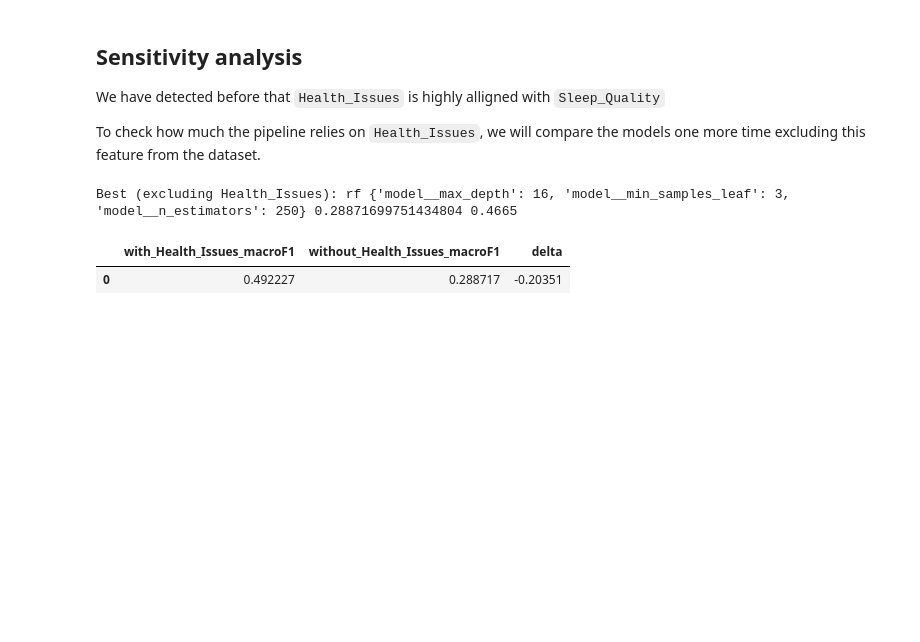
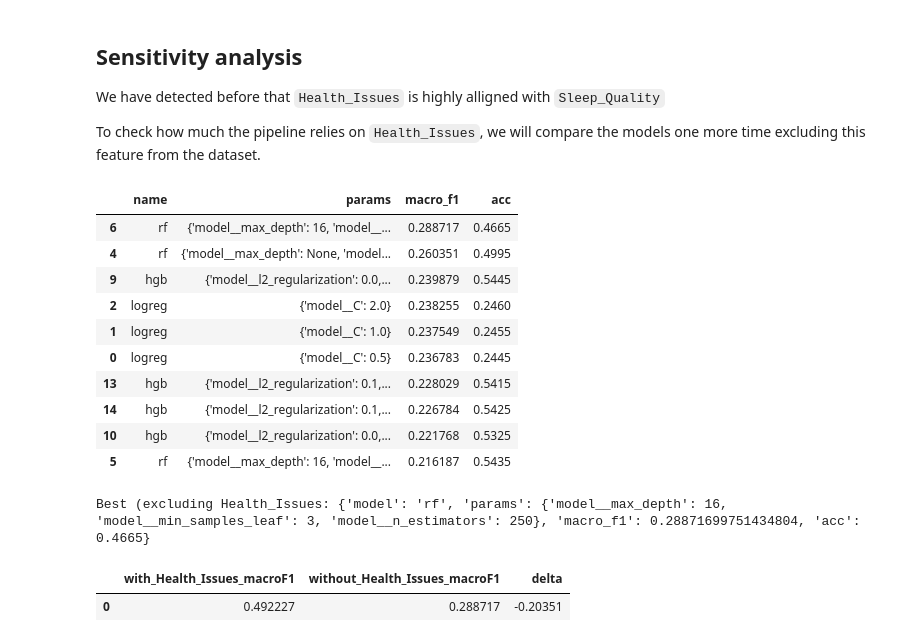
Before and after one commit to baby-platom/uni-ai-ml, a Jupyter notebook: main.ipynb, the cells around one changed output. Drawn from its saved outputs; the diff is of its cells as text; code cells hidden in the pictures; blank space fills up the shorter version.

```diff
--- a/main.ipynb
+++ b/main.ipynb
@@ -402,40 +421,54 @@ for name, spec in candidates.items():
         y2_pred = pipe2.predict(X2_val)
         f1_2 = f1_score(y2_val, y2_pred, average="macro")
         acc_2 = accuracy_score(y2_val, y2_pred)
 
         results2.append(
             {"name": name, "params": params, "macro_f1": f1_2, "acc": acc_2}
         )
         if f1_2 > best2["macro_f1"]:
             best2 = {
                 "model": name,
                 "params": params,
                 "pipe": pipe2,
                 "macro_f1": f1_2,
                 "acc": acc_2,
             }
 
 model_selection_noHI_df = pd.DataFrame(results2).sort_values(
     ["macro_f1", "acc"], ascending=False
 )
+display(model_selection_noHI_df.head(10))
+
 print(
-    "Best (excluding Health_Issues):",
-    best2["model"],
-    best2["params"],
-    best2["macro_f1"],
-    best2["acc"],
+    "Best (excluding Health_Issues:",
+    {
+        "model": best2["model"],
+        "params": best2["params"],
+        "macro_f1": best2["macro_f1"],
+        "acc": best2["acc"],
+    },
 )
-model_selection_noHI_df.head(10)
 
 val_compare = pd.DataFrame(
     {
         "with_Health_Issues_macroF1": [best["macro_f1"]],
         "without_Health_Issues_macroF1": [best2["macro_f1"]],
         "delta": [best2["macro_f1"] - best["macro_f1"]],
     }
 )
-val_compare
+display(val_compare)
 # %% [output]
+|  | name | params | macro_f1 | acc |
+| 6 | rf | {'model__max_depth': 16, 'model__... | 0.288717 | 0.4665 |
+| 4 | rf | {'model__max_depth': None, 'model... | 0.260351 | 0.4995 |
+| 9 | hgb | {'model__l2_regularization': 0.0,... | 0.239879 | 0.5445 |
+| 2 | logreg | {'model__C': 2.0} | 0.238255 | 0.2460 |
+| 1 | logreg | {'model__C': 1.0} | 0.237549 | 0.2455 |
+| 0 | logreg | {'model__C': 0.5} | 0.236783 | 0.2445 |
+| 13 | hgb | {'model__l2_regularization': 0.1,... | 0.228029 | 0.5415 |
+| 14 | hgb | {'model__l2_regularization': 0.1,... | 0.226784 | 0.5425 |
+| 10 | hgb | {'model__l2_regularization': 0.0,... | 0.221768 | 0.5325 |
+| 5 | rf | {'model__max_depth': 16, 'model__... | 0.216187 | 0.5435 |
-Best (excluding Health_Issues): rf {'model__max_depth': 16, 'model__min_samples_leaf': 3, 'model__n_estimators': 250} 0.28871699751434804 0.4665
+Best (excluding Health_Issues: {'model': 'rf', 'params': {'model__max_depth': 16, 'model__min_samples_leaf': 3, 'model__n_estimators': 250}, 'macro_f1': 0.28871699751434804, 'acc': 0.4665}
-|  | with_Health_Issues_macroF1 | without_Health_Issues_macroF1 | delta |
-| 0 | 0.492227 | 0.288717 | -0.20351 |
+|  | with_Health_Issues_macroF1 | without_Health_Issues_macroF1 | delta |
+| 0 | 0.492227 | 0.288717 | -0.20351 |
```
Also changed, not shown: parts of 11 cells of this notebook.
